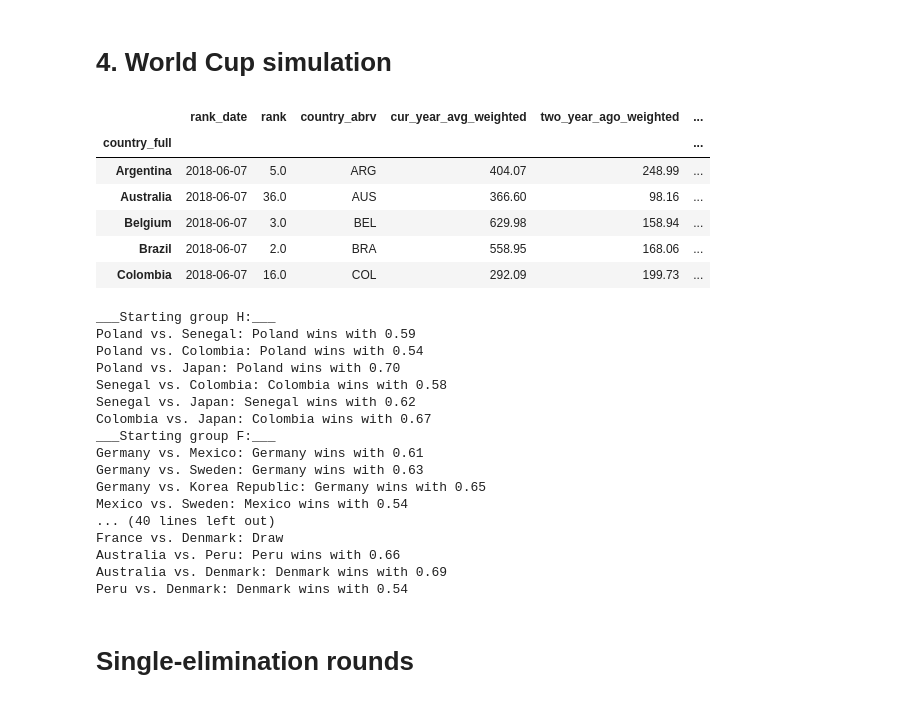
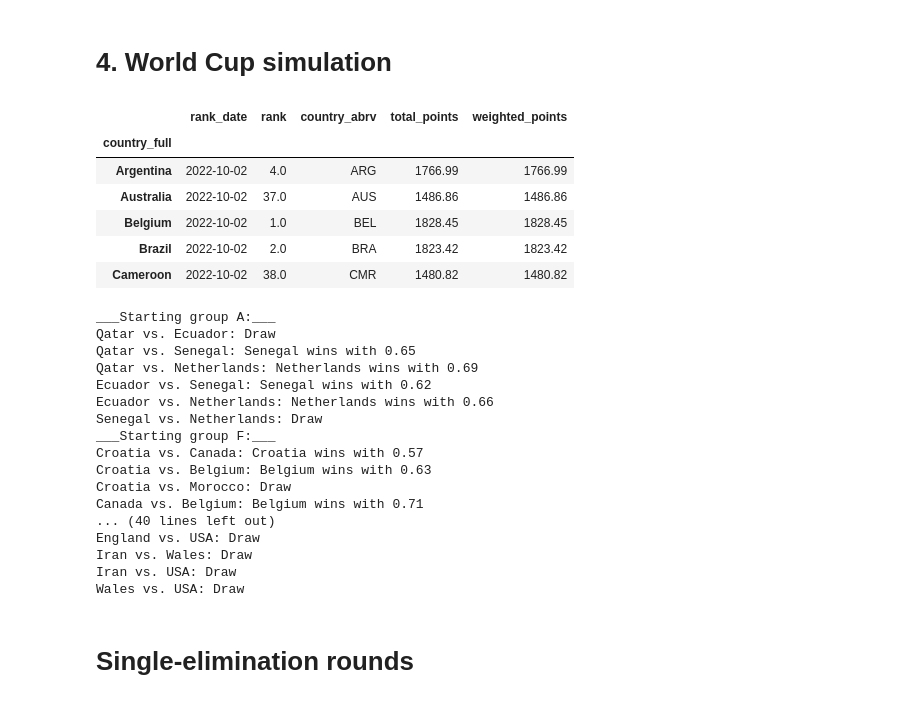
Before and after one commit to iamtlcs/STAT3011-Group5-Project2, a Jupyter notebook: Predicting the Football World Cup Winner.ipynb, the cells around one changed output. Saved outputs shown, nothing was run; the diff lists cells and outputs as text; code cells hidden in the pictures.

```diff
--- a/Predicting the Football World Cup Winner.ipynb
+++ b/Predicting the Football World Cup Winner.ipynb
@@ -26,27 +26,27 @@ from matplotlib import pyplot as plt
 
 
 # Get the ranking Data
-rankings = pd.read_csv("https://raw.githubusercontent.com/rajeevratan84/data-analyst-bootcamp/master/fifa_ranking.csv")
-rankings = rankings.loc[:,['rank', 'country_full', 'country_abrv', 'cur_year_avg_weighted', 'rank_date',
-                           'two_year_ago_weighted', 'three_year_ago_weighted']]
+rankings = pd.read_csv("https://raw.githubusercontent.com/iamtlcs/STAT3011-Group5-Project2/main/fifa_ranking-2022-10-06.csv")
+rankings = rankings.loc[:,['rank', 'country_full', 'country_abrv', 'total_points', 'rank_date']]
+old_rankings = pd.read_csv("https://raw.githubusercontent.com/iamtlcs/STAT3011-Group5-Project2/main/fifa_ranking.csv")
+old_rankings = old_rankings.loc[:,['rank', 'country_full', 'country_abrv', 'total_points', 'rank_date']]
 
 # Fix some country names
 rankings = rankings.replace({"IR Iran": "Iran"})
-# Get weighted points by summing cur_year_avg_weighted + two_year_ago_weighted + three_year_ago_weighted
-rankings['weighted_points'] =  rankings['cur_year_avg_weighted'] + rankings['two_year_ago_weighted'] + rankings['three_year_ago_weighted']
+rankings['weighted_points'] =  rankings['total_points']
 rankings['rank_date'] = pd.to_datetime(rankings['rank_date']) # change to pandas datetime format
 
 # Get the match Data
-matches = pd.read_csv("https://raw.githubusercontent.com/rajeevratan84/data-analyst-bootcamp/master/results.csv")
+matches = pd.read_csv("https://raw.githubusercontent.com/iamtlcs/STAT3011-Group5-Project2/main/till-2022-results.csv")
 # Fix some country names
 matches =  matches.replace({'Germany DR': 'Germany', 'China': 'China PR'})
 matches['date'] = pd.to_datetime(matches['date'])
 
 # Get the world cup fixture data
-world_cup = pd.read_csv("https://raw.githubusercontent.com/rajeevratan84/data-analyst-bootcamp/master/WorldCup2018Dataset.csv")
+world_cup = pd.read_csv("https://raw.githubusercontent.com/iamtlcs/STAT3011-Group5-Project2/main/Worldcup2022.csv")
 
 # extract relavent columns
-world_cup = world_cup.loc[:, ['Team', 'Group', 'First match \nagainst', 'Second match\n against', 'Third match\n against']]
+world_cup = world_cup.loc[:, ['Team', 'Group', 'First match against', 'Second match against', 'Third match against']]
 
 # Drop NAs
 world_cup = world_cup.dropna(how='all')
@@ -56,7 +56,8 @@ world_cup = world_cup.replace({"IRAN": "Iran",
                                "Costarica": "Costa Rica",
                                "Porugal": "Portugal",
                                "Columbia": "Colombia",
-                               "Korea" : "Korea Republic"})
+                               "Korea" : "Korea Republic",
+                               "Netherland": "Netherlands"})
 # set index to team
 world_cup = world_cup.set_index('Team')
 # %%
@@ -270,21 +271,21 @@ From these figures, we read
 # 4. World Cup simulation
 # %%
 # let's define a small margin that we add, so that we predict draws when probabilies lie between 0.475 and 0.525
-margin = 0.025
+margin = 0.07
 
 # let's define the rankings at the time of the World Cup (so we sort on most recent rankings)
 world_cup_rankings = rankings.loc[(rankings['rank_date'] == rankings['rank_date'].max()) &
                                     rankings['country_full'].isin(world_cup.index.unique())]
 world_cup_rankings = world_cup_rankings.set_index(['country_full'])
 world_cup_rankings.head()
 # %% [output]
-|  | rank_date | rank | country_abrv | cur_year_avg_weighted | two_year_ago_weighted | ... |
-| country_full |  |  |  |  |  | ... |
-| Argentina | 2018-06-07 | 5.0 | ARG | 404.07 | 248.99 | ... |
-| Australia | 2018-06-07 | 36.0 | AUS | 366.60 | 98.16 | ... |
-| Belgium | 2018-06-07 | 3.0 | BEL | 629.98 | 158.94 | ... |
-| Brazil | 2018-06-07 | 2.0 | BRA | 558.95 | 168.06 | ... |
-| Colombia | 2018-06-07 | 16.0 | COL | 292.09 | 199.73 | ... |
+|  | rank_date | rank | country_abrv | total_points | weighted_points |
+| country_full |  |  |  |  |  |
+| Argentina | 2022-10-02 | 4.0 | ARG | 1766.99 | 1766.99 |
+| Australia | 2022-10-02 | 37.0 | AUS | 1486.86 | 1486.86 |
+| Belgium | 2022-10-02 | 1.0 | BEL | 1828.45 | 1828.45 |
+| Brazil | 2022-10-02 | 2.0 | BRA | 1823.42 | 1823.42 |
+| Cameroon | 2022-10-02 | 38.0 | CMR | 1480.82 | 1480.82 |
 # %%
 from itertools import combinations
 
@@ -331,23 +332,23 @@ for group in set(world_cup['Group']):
             world_cup.loc[home, 'points'] += 1
             world_cup.loc[away, 'points'] += 1
 # %% [output]
-___Starting group H:___
-Poland vs. Senegal: Poland wins with 0.59
-Poland vs. Colombia: Poland wins with 0.54
-Poland vs. Japan: Poland wins with 0.70
-Senegal vs. Colombia: Colombia wins with 0.58
-Senegal vs. Japan: Senegal wins with 0.62
-Colombia vs. Japan: Colombia wins with 0.67
+___Starting group A:___
+Qatar vs. Ecuador: Draw
+Qatar vs. Senegal: Senegal wins with 0.65
+Qatar vs. Netherlands: Netherlands wins with 0.69
+Ecuador vs. Senegal: Senegal wins with 0.62
+Ecuador vs. Netherlands: Netherlands wins with 0.66
+Senegal vs. Netherlands: Draw
 ___Starting group F:___
-Germany vs. Mexico: Germany wins with 0.61
-Germany vs. Sweden: Germany wins with 0.63
-Germany vs. Korea Republic: Germany wins with 0.65
-Mexico vs. Sweden: Mexico wins with 0.54
+Croatia vs. Canada: Croatia wins with 0.57
+Croatia vs. Belgium: Belgium wins with 0.63
+Croatia vs. Morocco: Draw
+Canada vs. Belgium: Belgium wins with 0.71
 ... (40 lines left out)
-France vs. Denmark: Draw
-Australia vs. Peru: Peru wins with 0.66
-Australia vs. Denmark: Denmark wins with 0.69
-Peru vs. Denmark: Denmark wins with 0.54
+England vs. USA: Draw
+Iran vs. Wales: Draw
+Iran vs. USA: Draw
+Wales vs. USA: Draw
 # %% [markdown]
 # Single-elimination rounds
 # %%
```
Also changed, not shown: parts of 15 cells of this notebook.
